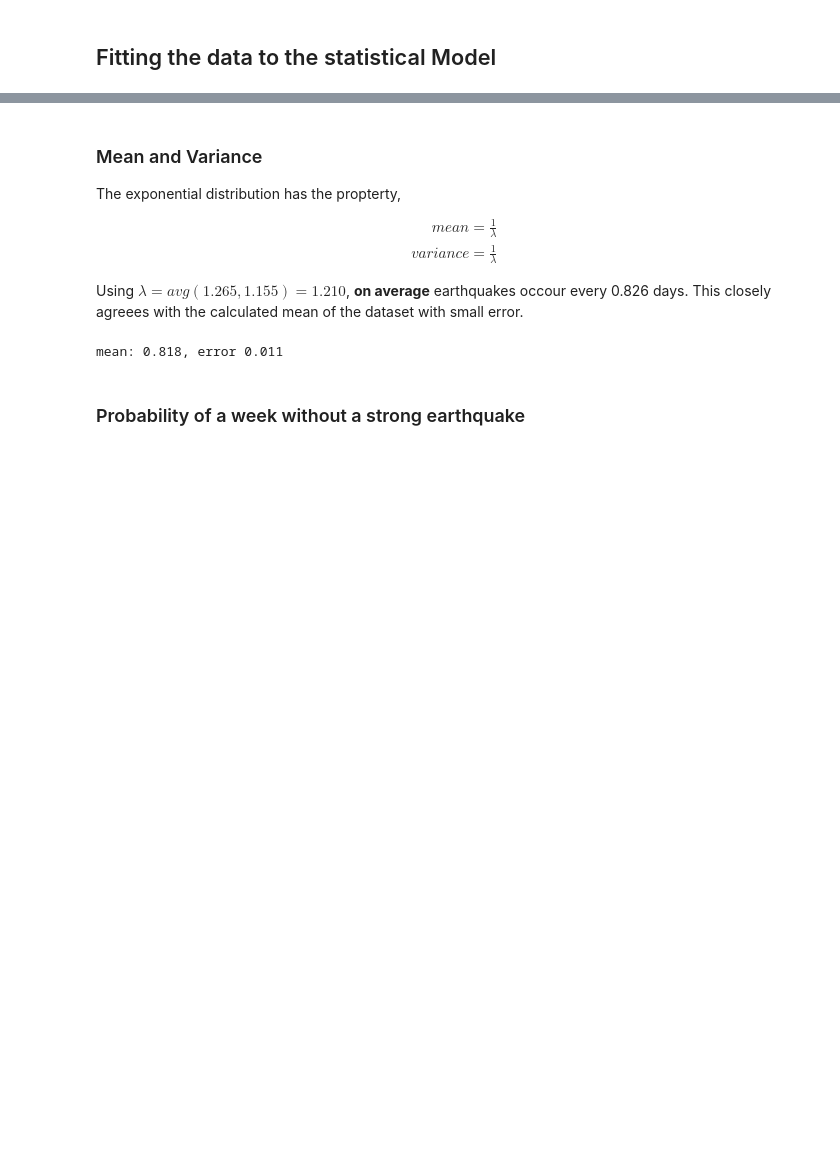
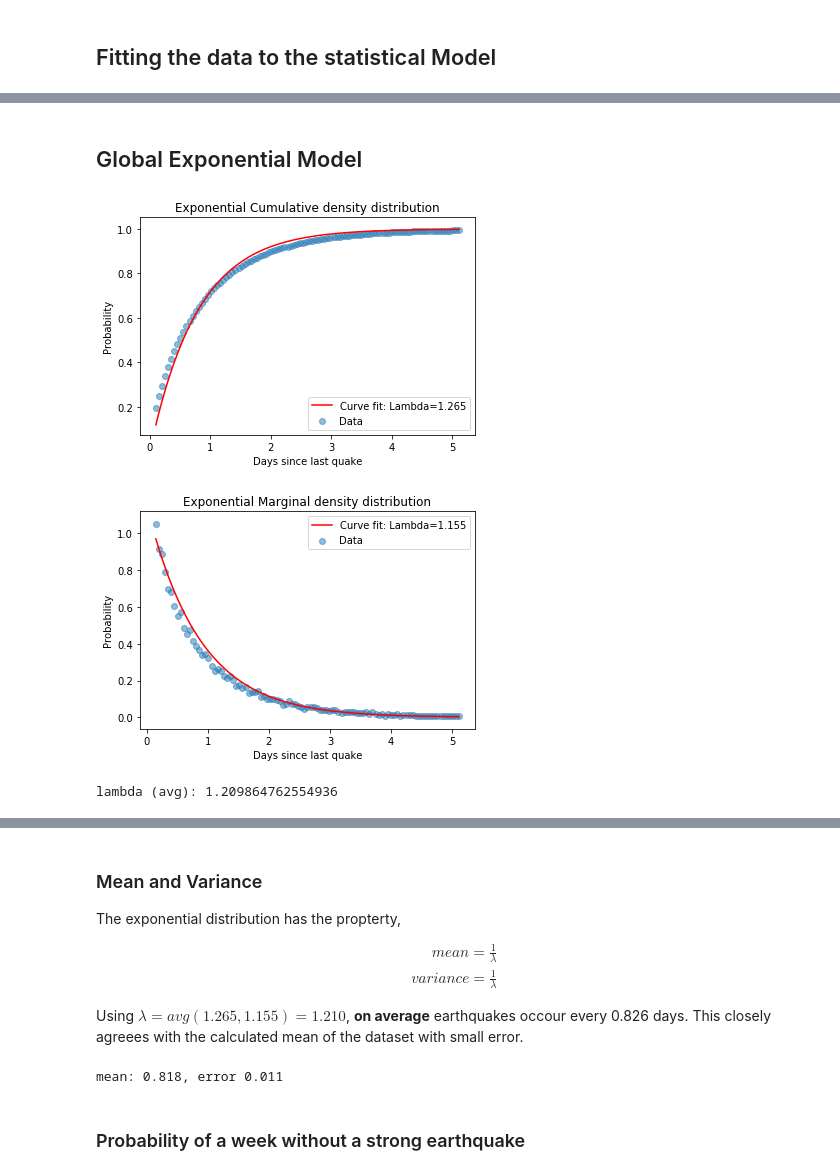
Before and after one commit to royceschultz/Data-Analysis, a Jupyter notebook: Earthquake.ipynb, the cells around one changed output, grey strips where cells are left out. Saved outputs shown, nothing was run; the diff lists cells and outputs as text; code cells hidden in the pictures; blank space fills up the shorter version.

```diff
--- a/Earthquake.ipynb
+++ b/Earthquake.ipynb
@@ -141,44 +107,51 @@ Text(0.5, 0, 'Time since last Quake (days)')
 [figure]
+# %% [markdown]
+## Global Exponential Model
 # %%
-def exp_plot(density, df):
-    density = 100 # Plot resolution
-    lamb = []
-    # This is okay becuase data is so dense. When data is more sparce, other methods must be used.
+density = 100 # Plot resolution
+lamb = []
+# This is okay becuase data is so dense. When data is more sparce, other methods must be used.
 
-    # Cumulative Distribution
-    max_x = df.Last_Quake_days.max()
-    x = np.linspace(0.1,.5*max_x,density) # x does not include 0 to avoid skewing data during derivative
-    y = np.zeros(density)
-    for i in range(density):
-        y[i] = len(df[df.Last_Quake_days < x[i]]) / len(df) # Count earthquakes less than tolerance, divide by size of list to get probability
+# Cumulative Distribution
+max_x = df.Last_Quake_days.max()
+x = np.linspace(0.1,.5*max_x,density) # x does not include 0 to avoid skewing data during derivative
+y = np.zeros(density)
+for i in range(density):
+    y[i] = len(df[df.Last_Quake_days < x[i]]) / len(df) # Count earthquakes less than tolerance, divide by size of list to get probability
+# Plot data
+plt.scatter(x,y, alpha=0.5, label='Data')
+# Fit curve
+popt, pcov = curve_fit(exp_cumulative_density, x, y)
+plt.plot(x, exp_cumulative_density(x, *popt), 'r-',label='Curve fit: Lambda=%5.3f' % tuple(popt)) # Plot fit curve
+lamb.append(popt)
 
-    plt.scatter(x,y, alpha=0.5, label='Data') # Plot data
+plt.title('Exponential Cumulative density distribution')
+plt.xlabel('Days since last quake')
+plt.ylabel('Probability')
+plt.legend()
 
-    popt, pcov = curve_fit(exp_cumulative_density, x, y) # Fit curve
-    plt.plot(x, exp_cumulative_density(x, *popt), 'r-',label='Curve fit: Lambda=%5.3f' % tuple(popt)) # Plot fit curve
-    lamb.append(popt)
+#Marginal Distribution
+plt.figure() # New plot
+dx = np.diff(x)
+dy = np.diff(y)
+new_x = x[1:] # becuase np.diff()
 
-    plt.title('Exponential Cumulative density distribution')
-    plt.xlabel('Days since last quake')
-    plt.ylabel('Probability')
-    plt.legend()
+plt.scatter(new_x,dy/dx, alpha=0.5, label='Data') # Plot data
 
-    #Marginal Distribution
-    plt.figure() # New plot
-    dx = np.diff(x)
-    dy = np.diff(y)
-    new_x = x[1:] # becuase np.diff()
+popt, pcov = curve_fit(exp_marginal_density, new_x, dy/dx) # Fit curve
+plt.plot(new_x, exp_marginal_density(new_x, *popt), 'r-',label='Curve fit: Lambda=%5.3f' % tuple(popt)) # Plot fit curve
+lamb.append(popt)
 
-    plt.scatter(new_x,dy/dx, alpha=0.5, label='Data') # Plot data
+plt.title('Exponential Marginal density distribution')
+plt.xlabel('Days since last quake')
+plt.ylabel('Probability')
+plt.legend()
 
-    popt, pcov = curve_fit(exp_marginal_density, new_x, dy/dx) # Fit curve
-    plt.plot(new_x, exp_marginal_density(new_x, *popt), 'r-',label='Curve fit: Lambda=%5.3f' % tuple(popt)) # Plot fit curve
-    lamb.append(popt)
+plt.show()
 
-    plt.title('Exponential Marginal density distribution')
-    plt.xlabel('Days since last quake')
-    plt.ylabel('Probability')
-    plt.legend()
-
-    plt.show()
-    return lamb
+global_lamb = np.mean(lamb)
+print('lambda (avg): ' + str(global_lamb))
+# %% [output]
+[figure, added]
+[figure, added]
+lambda (avg): 1.209864762554936
```
Also changed, not shown: parts of 41 cells of this notebook, 8 other files.
